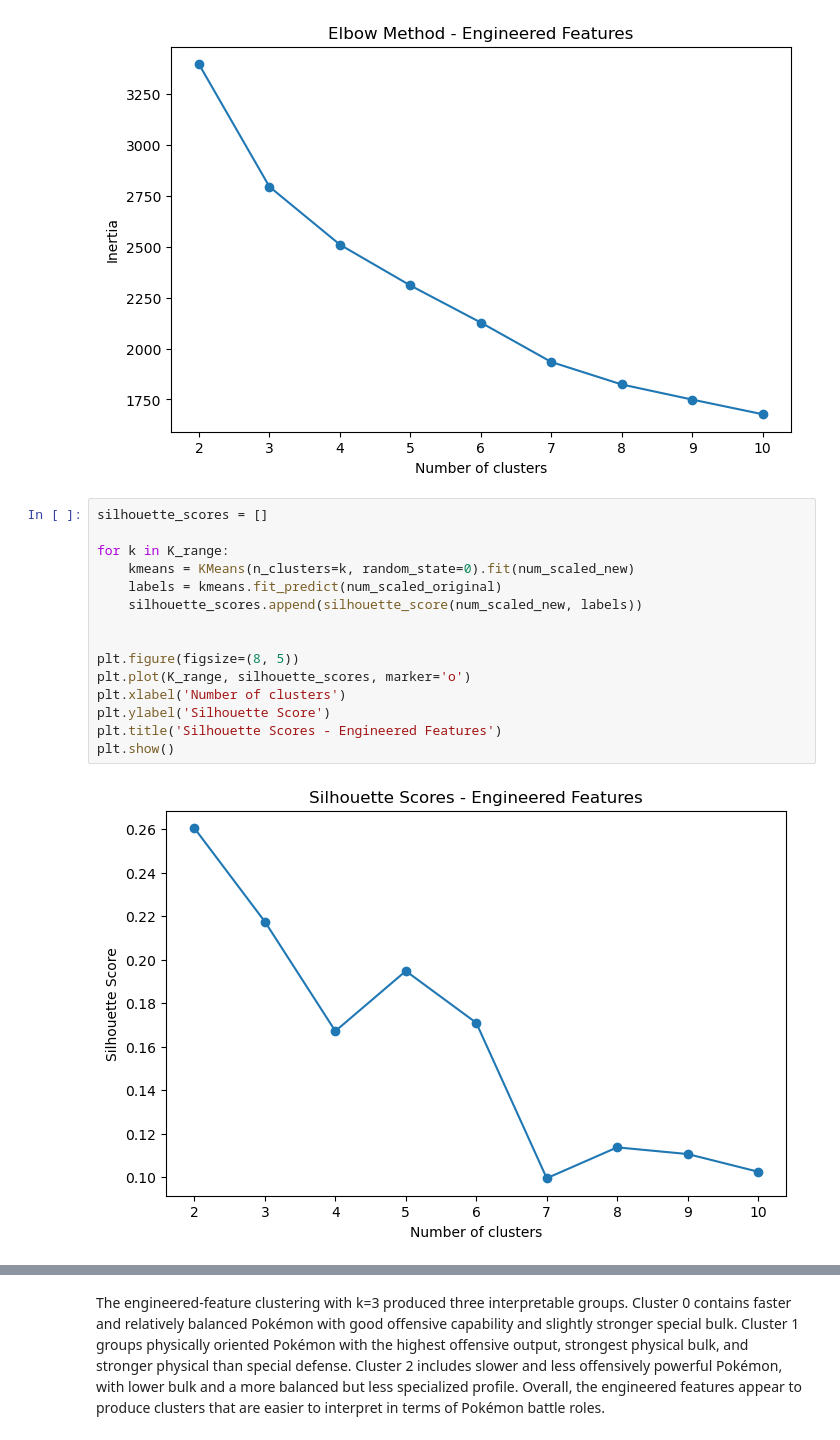
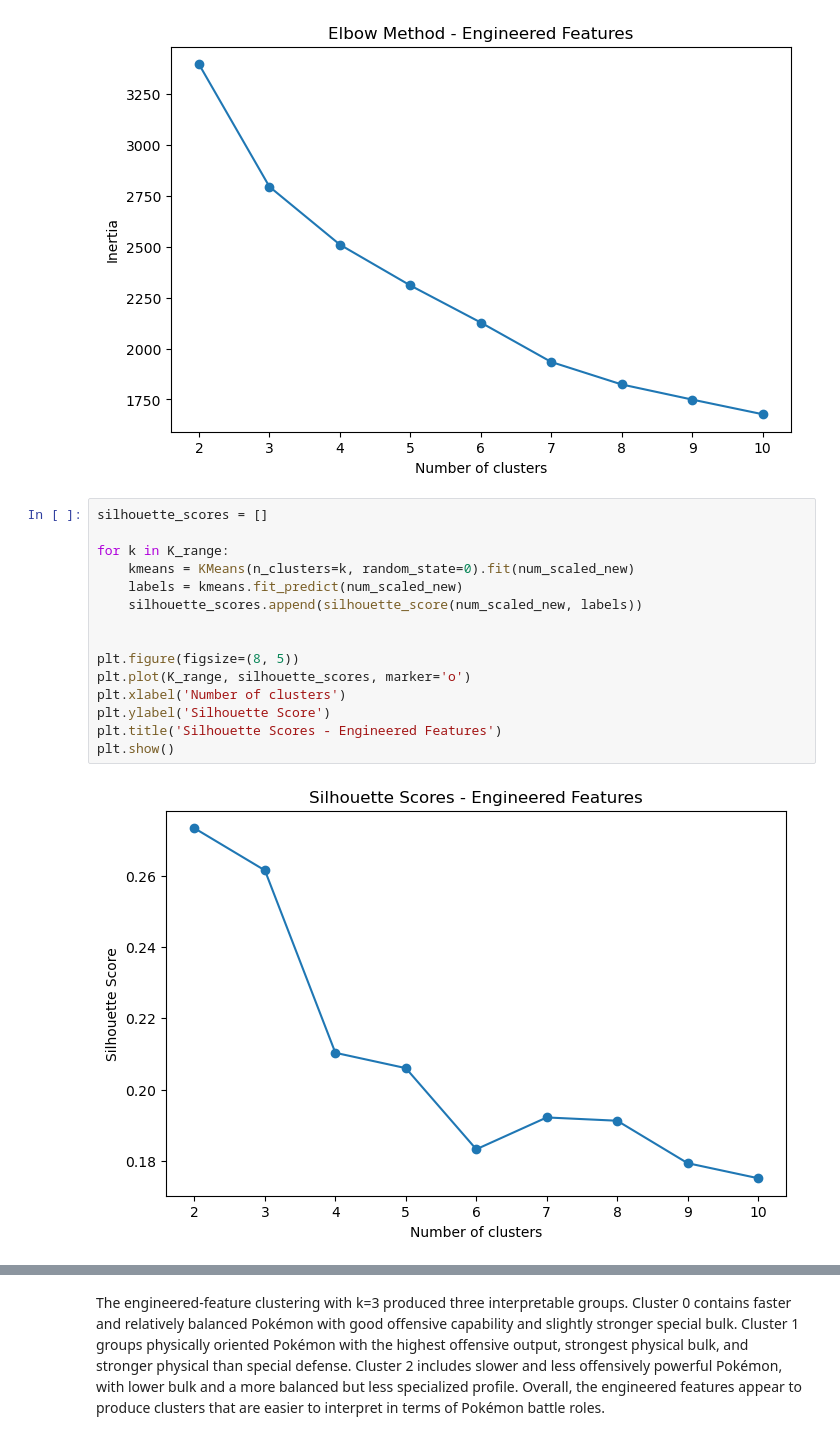
Before and after one commit to tiago2806/ml_pokemon, a Jupyter notebook: modelling.ipynb, the cells around one changed output, grey strips where cells are left out. Saved outputs shown, nothing was run; the diff lists cells and outputs as text.

```diff
--- a/modelling.ipynb
+++ b/modelling.ipynb
@@ -284,18 +284,18 @@ plt.show()
 # %%
 silhouette_scores = []
 
 for k in K_range:
     kmeans = KMeans(n_clusters=k, random_state=0).fit(num_scaled_new)
-    labels = kmeans.fit_predict(num_scaled_original)
+    labels = kmeans.fit_predict(num_scaled_new)
     silhouette_scores.append(silhouette_score(num_scaled_new, labels))
 
 
 plt.figure(figsize=(8, 5))
 plt.plot(K_range, silhouette_scores, marker='o')
 plt.xlabel('Number of clusters')
 plt.ylabel('Silhouette Score')
 plt.title('Silhouette Scores - Engineered Features')
 plt.show()
 # %% [output]
-[figure, old version]
+[figure, new version]
 # %%
```
Also changed, not shown: parts of 4 cells of this notebook.
